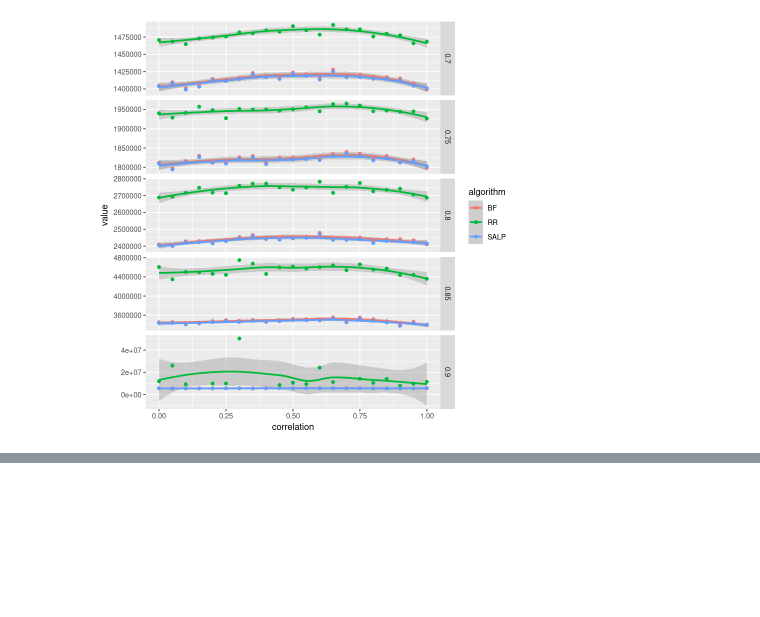
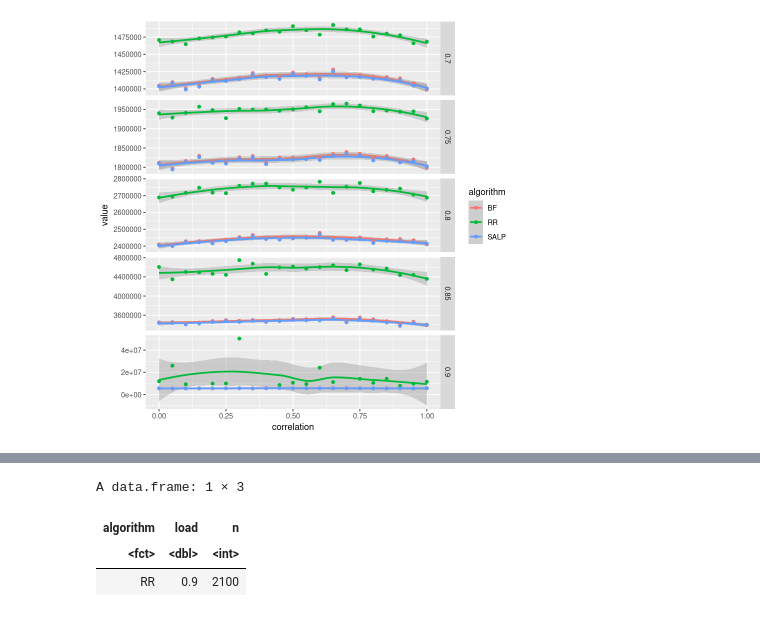
Before and after one commit to szkudlarekdamian/kosharda, a Jupyter notebook: plots.ipynb, the cells around one changed output, grey strips where cells are left out. Drawn from its saved outputs; the diff is of its cells as text; code cells hidden in the pictures; blank space fills up the shorter version.

```diff
--- a/plots.ipynb
+++ b/plots.ipynb
@@ -41,0 +51,7 @@ plt
+# %%
+df %>% filter(algorithm == "RR" & load == "0.9") %>% count(algorithm, load)
+# %% [output]
+A data.frame: 1 × 3
+| algorithm | load | n |
+| <fct> | <dbl> | <int> |
+| RR | 0.9 | 2100 |
```
Also changed, not shown: parts of 1 cell of this notebook.
